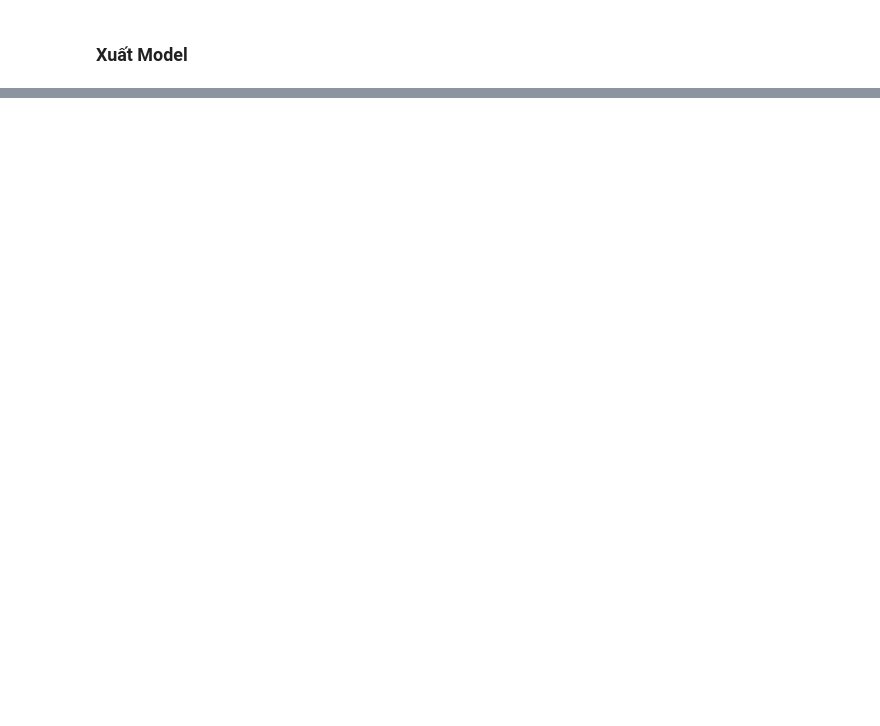
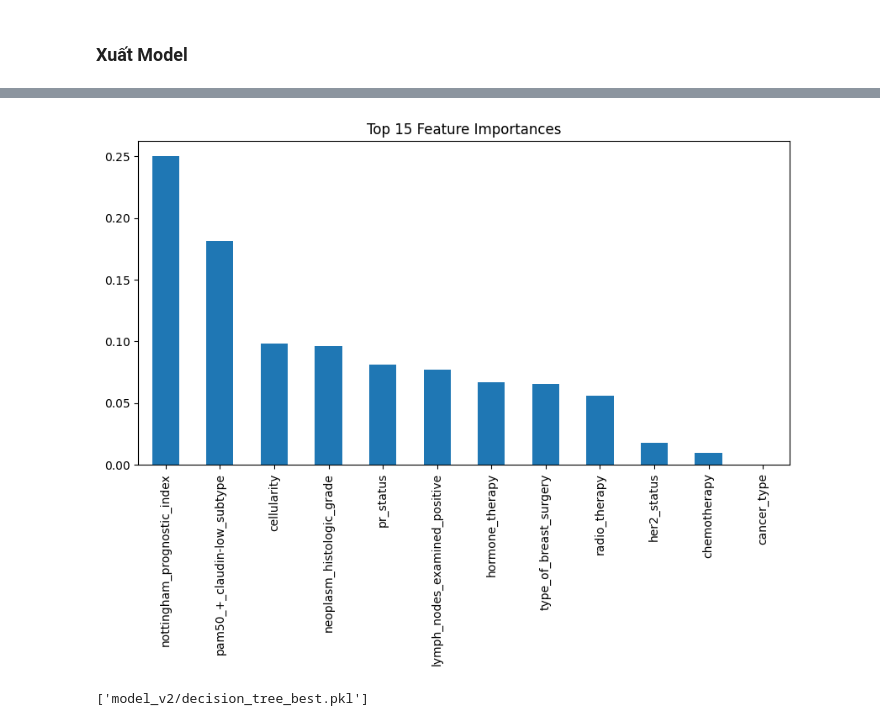
Before and after one commit to VVBA-company/breast-ai, a Jupyter notebook: main.ipynb, the cells around one changed output, grey strips where cells are left out. Cells and saved outputs as stored; diff of their text form; code cells hidden in the pictures; blank space fills up the shorter version.

```diff
--- a/main.ipynb
+++ b/main.ipynb
@@ -725,0 +897,15 @@ Passing `palette` without assigning `hue` is deprecated and will be removed in v
+# %%
+import pandas as pd
+import matplotlib.pyplot as plt
+
+feat_imp = pd.Series(best_dt.feature_importances_, index=X_train.columns)
+feat_imp.sort_values(ascending=False).head(15).plot(kind='bar', figsize=(10,5))
+plt.title("Top 15 Feature Importances")
+plt.show()
+# %% [output]
+[figure, added]
+# %%
+import joblib
+joblib.dump(best_dt, "model_v2/decision_tree_best.pkl")
+# %% [output]
+['model_v2/decision_tree_best.pkl']
```
Also changed, not shown: parts of 24 cells of this notebook, 10 other files.
